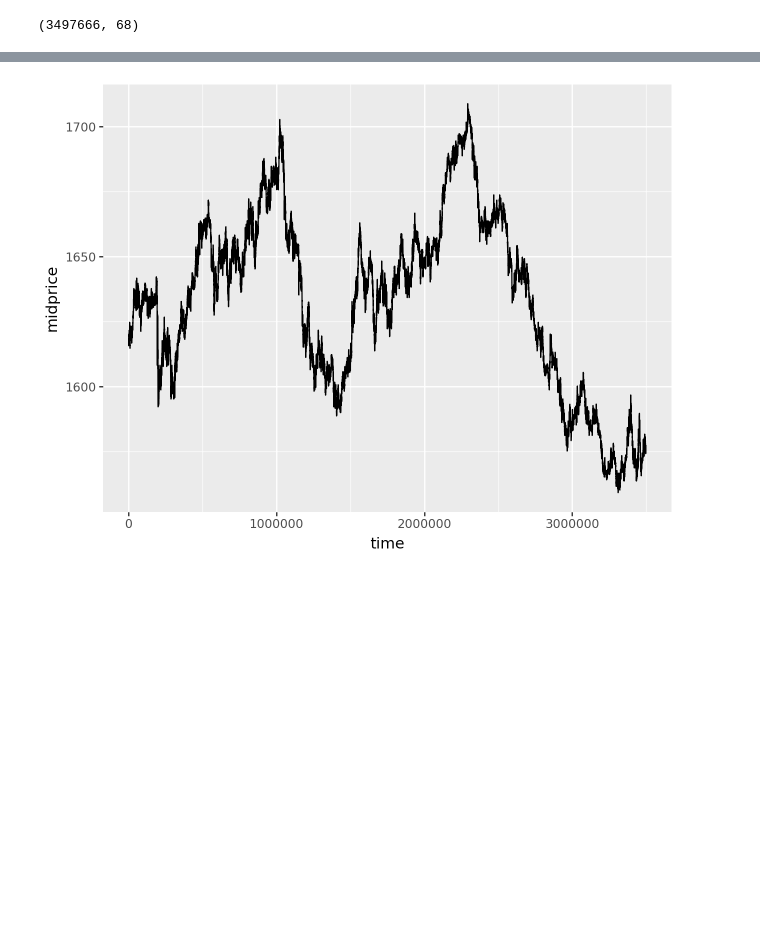
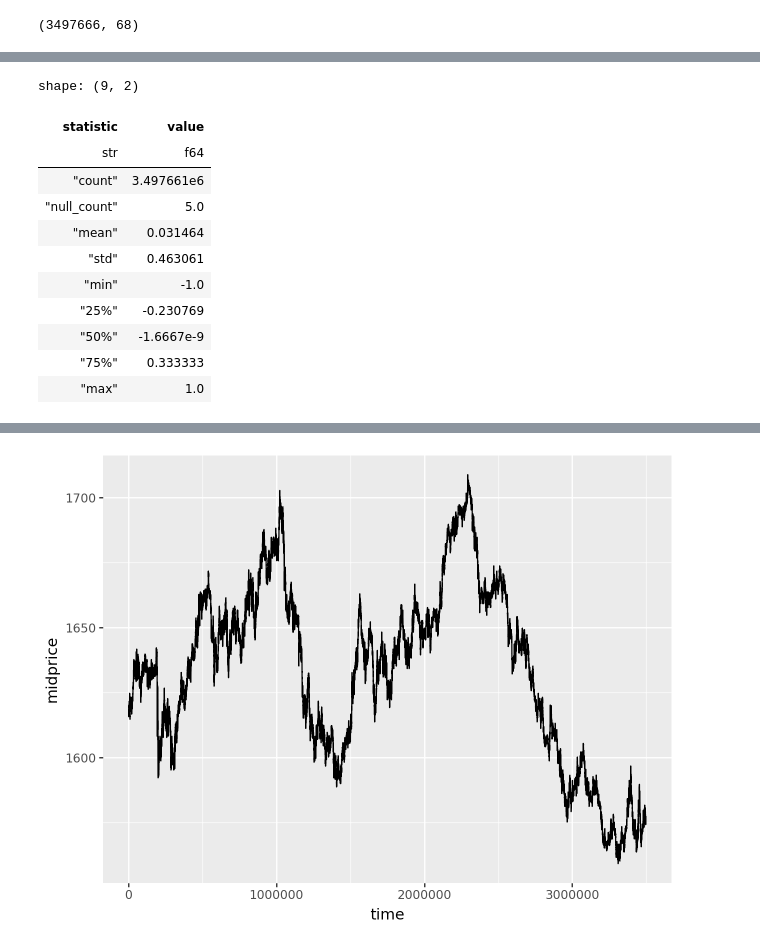
Before and after one commit to pietrolesci/time-series-prediction, a Jupyter notebook: notebooks/01_eda.ipynb, the cells around one changed output, grey strips where cells are left out. Cells and saved outputs as stored; diff of their text form; code cells hidden in the pictures; blank space fills up the shorter version.

```diff
--- a/notebooks/01_eda.ipynb
+++ b/notebooks/01_eda.ipynb
@@ -73,0 +124,15 @@ shape: (3_497_666, 68)
+# %%
+df_of["askOrderFlow0"].describe()
+# %% [output]
+shape: (9, 2)
+| statistic | value |
+| str | f64 |
+| "count" | 3.497661e6 |
+| "null_count" | 5.0 |
+| "mean" | 0.031464 |
+| "std" | 0.463061 |
+| "min" | -1.0 |
+| "25%" | -0.230769 |
+| "50%" | -1.6667e-9 |
+| "75%" | 0.333333 |
+| "max" | 1.0 |
```
Also changed, not shown: parts of 8 cells of this notebook.
